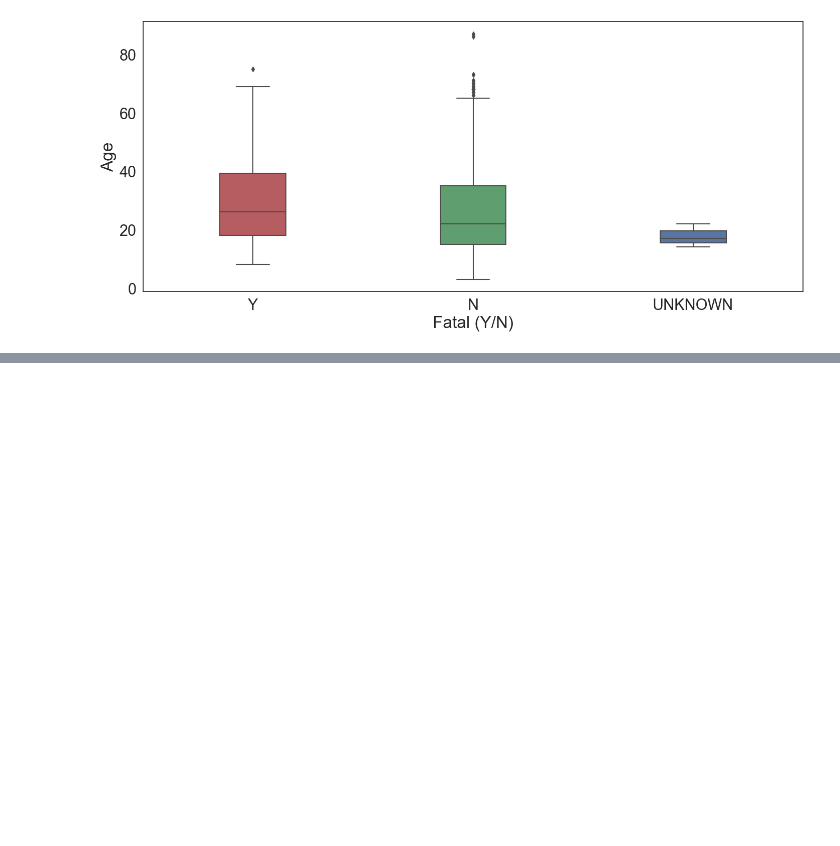
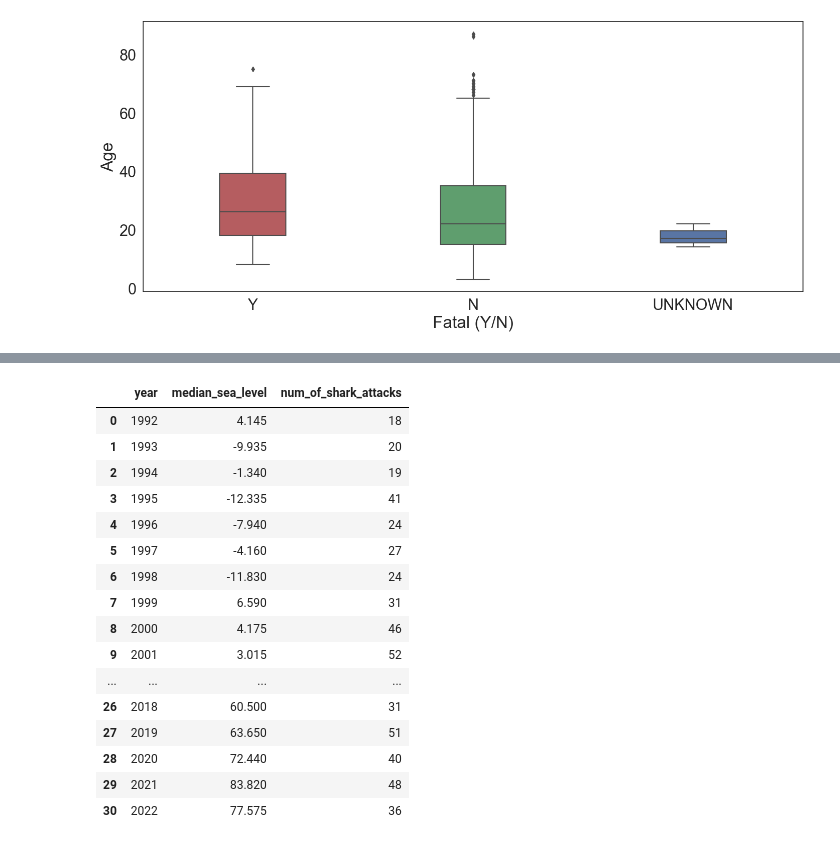
Before and after one commit to AndyCesium/COGS108_project, a Jupyter notebook: EDACheckpointGroup_064-Fa22.ipynb, the cells around one changed output, grey strips where cells are left out. Saved outputs shown, nothing was run; the diff lists cells and outputs as text; code cells hidden in the pictures; blank space fills up the shorter version.

```diff
--- a/EDACheckpointGroup_064-Fa22.ipynb
+++ b/EDACheckpointGroup_064-Fa22.ipynb
@@ -464,0 +540,23 @@ fig_a5 = sns.boxplot(data=sharks_df, x='Fatal (Y/N)', y="Age", width=0.3, order=
+# %%
+# merge both dataframes
+pacific_sharks_merged = pd.merge(sl_pacific_new, num_shark_atks_per_year, how='inner', left_on='year', right_on='Year')
+pacific_sharks_merged = pacific_sharks_merged.drop(['Year'], axis=1)
+pacific_sharks_merged
+# %% [output]
+|  | year | median_sea_level | num_of_shark_attacks |
+| 0 | 1992 | 4.145 | 18 |
+| 1 | 1993 | -9.935 | 20 |
+| 2 | 1994 | -1.340 | 19 |
+| 3 | 1995 | -12.335 | 41 |
+| 4 | 1996 | -7.940 | 24 |
+| 5 | 1997 | -4.160 | 27 |
+| 6 | 1998 | -11.830 | 24 |
+| 7 | 1999 | 6.590 | 31 |
+| 8 | 2000 | 4.175 | 46 |
+| 9 | 2001 | 3.015 | 52 |
+| ... | ... | ... | ... |
+| 26 | 2018 | 60.500 | 31 |
+| 27 | 2019 | 63.650 | 51 |
+| 28 | 2020 | 72.440 | 40 |
+| 29 | 2021 | 83.820 | 48 |
+| 30 | 2022 | 77.575 | 36 |
```
Also changed, not shown: parts of 12 cells of this notebook.
